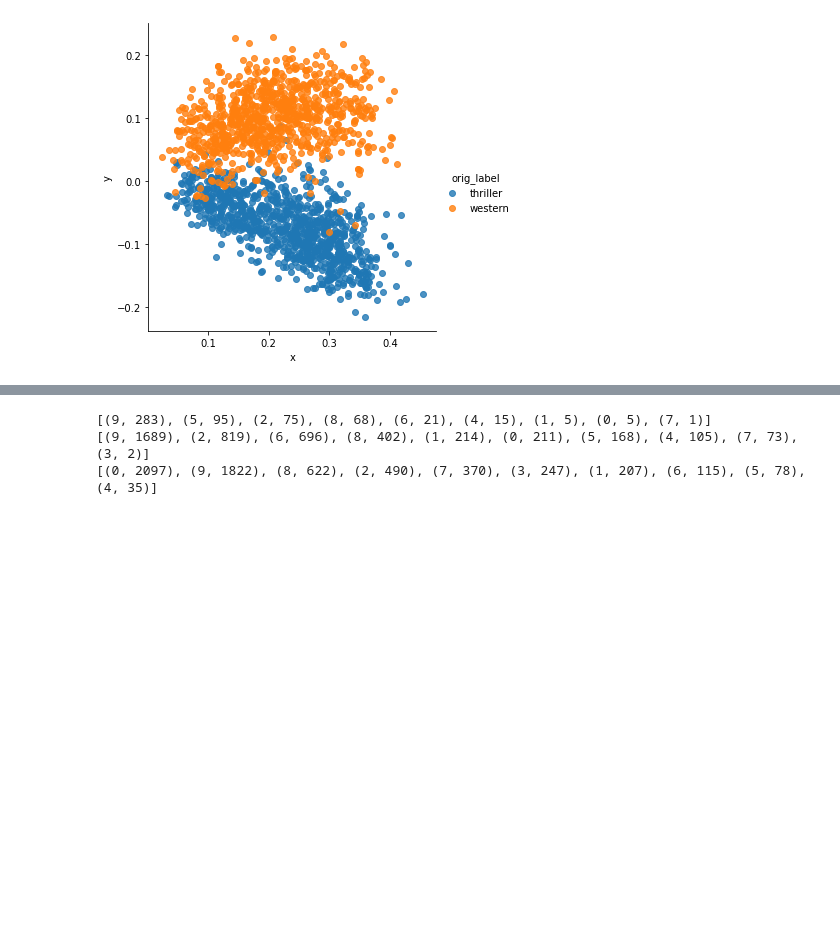
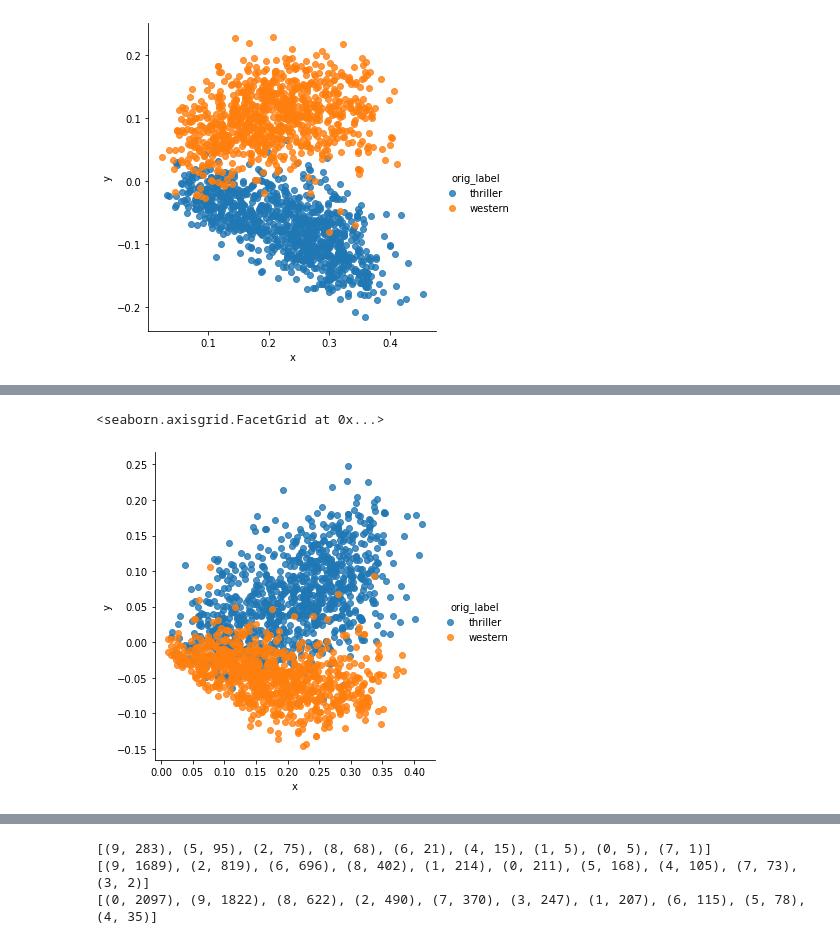
Before and after one commit to HofstraDoboli/TextMining, a Jupyter notebook: movie_clustering_notebook.ipynb, the cells around one changed output, grey strips where cells are left out. Drawn from its saved outputs; the diff is of its cells as text; code cells hidden in the pictures; blank space fills up the shorter version.

```diff
--- a/movie_clustering_notebook.ipynb
+++ b/movie_clustering_notebook.ipynb
@@ -428,0 +489,17 @@ sb.lmplot(data=data_x2, x='x', y='y', hue='label',fit_reg=False, legend=True, le
+# %%
+# plot clusters
+import seaborn as sb
+import matplotlib.pyplot as plt
+
+from sklearn.decomposition import TruncatedSVD
+pca = TruncatedSVD(n_components = 2)
+#print('explained variance')
+pca.fit(lda_transf.components_)
+x2 = pca.transform(tf_idf)
+# %%
+print(x2.shape)
+# add labels
+data_x2 = pd.DataFrame(x2, columns = ['x','y'])
+data_x2['label'] = model_lda.labels_
+data_x2['orig_label'] = genre
+data_x2.head()
@@ -428,0 +514,5 @@ sb.lmplot(data=data_x2, x='x', y='y', hue='label',fit_reg=False, legend=True, le
+# %%
+sb.lmplot(data=data_x2, x='x', y='y', hue='orig_label',fit_reg=False, legend=True, legend_out=True)
+# %% [output]
+<seaborn.axisgrid.FacetGrid at 0x...>
+[figure, added]
```
Also changed, not shown: parts of 27 cells of this notebook.
